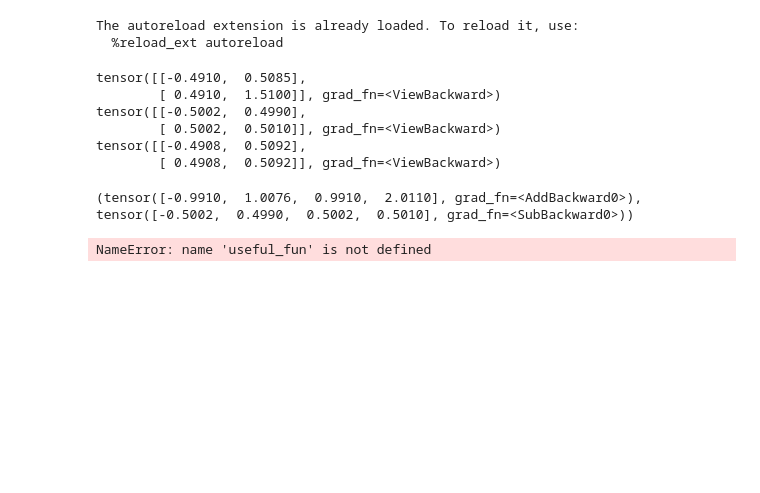
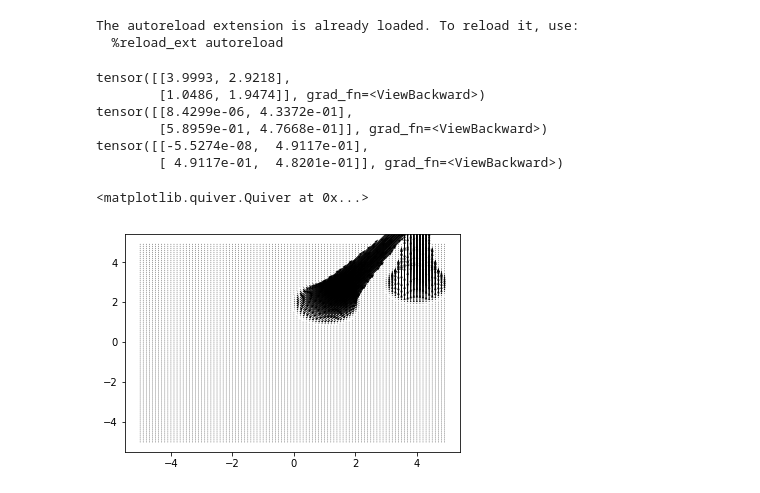
Before and after one commit to RosaKow/Masterthesis, a Jupyter notebook: simple_example.ipynb, the cells around one changed output. Cells and saved outputs as stored; diff of their text form; code cells hidden in the pictures; blank space fills up the shorter version.

Commit message:
First version of Translation Module working
Implemented the cost function of the Translation module thanks to torch.gesv.

```diff
--- a/simple_example.ipynb
+++ b/simple_example.ipynb
@@ -20,14 +20,15 @@ d = 2
 σ = 0.5
 nbPts = 2
 
-Trans = defmod.TranslationsIdenticalCost(σ, d, nbPts)
+#TransIdentical = defmod.TranslationsIdenticalCost(σ, d, nbPt)
+Trans = defmod.Translations(σ, d, nbPts)
 # %%
-hamiltonian = ham.Hamilt(Trans)
+h = ham.Hamilt(Trans)
 # %%
 def H_r(GD, MOM):
     return hamiltonian(GD, MOM, hamiltonian.Cont_geo(GD, MOM))
 # %%
-GD_Trans = torch.tensor([[0., 0.], [0., 1.]], requires_grad=True).view(-1)
-MOM_Trans = torch.tensor([[-0.5, 0.5], [0.5, 0.5]], requires_grad=True).view(-1)
+GD_Trans = torch.tensor([[4., 2.], [0., 1.]], requires_grad=True).view(-1)
+MOM_Trans = torch.tensor([[0., 0.5], [0.5, 0.5]], requires_grad=True).view(-1)
 # %%
 cont = hamiltonian.Cont_geo(GD_Trans, MOM_Trans)
@@ -37,26 +39,23 @@ print(GD_final.view(-1, 2))
 print(MOM_final.view(-1, 2))
 print(cont.view(-1, 2))
 # %% [output]
-tensor([[-0.4910,  0.5085],
-        [ 0.4910,  1.5100]], grad_fn=<ViewBackward>)
-tensor([[-0.5002,  0.4990],
-        [ 0.5002,  0.5010]], grad_fn=<ViewBackward>)
-tensor([[-0.4908,  0.5092],
-        [ 0.4908,  0.5092]], grad_fn=<ViewBackward>)
+tensor([[3.9993, 2.9218],
+        [1.0486, 1.9474]], grad_fn=<ViewBackward>)
+tensor([[8.4299e-06, 4.3372e-01],
+        [5.8959e-01, 4.7668e-01]], grad_fn=<ViewBackward>)
+tensor([[-5.5274e-08,  4.9117e-01],
+        [ 4.9117e-01,  4.8201e-01]], grad_fn=<ViewBackward>)
-# %%
-print(shoot.shoot(Trans, GD_final, MOM_final, H_r, 5))
-# %% [output]
-(tensor([-0.9910,  1.0076,  0.9910,  2.0110], grad_fn=<AddBackward0>), tensor([-0.5002,  0.4990,  0.5002,  0.5010], grad_fn=<SubBackward0>))
 # %%
-nx, ny = 20, 20
+nx, ny = 100, 100
 sx, sy = 10, 10
 x, y = torch.meshgrid([torch.arange(0, nx), torch.arange(0, ny)])
 x = sx*(x.type(torch.FloatTensor)/nx - 0.5)
 y = sy*(y.type(torch.FloatTensor)/ny - 0.5)
 """u, v = torch.zeros([nx, ny]), torch.zeros([nx, ny])"""
 
 u, v = fun.vec2grid(Trans(GD_final, cont, fun.grid2vec(x, y).type(torch.FloatTensor)), nx, ny)
 
 plt.quiver(x.numpy(), y.numpy(), u.detach().numpy(), v.detach().numpy())
 # %% [output]
-NameError: name 'useful_fun' is not defined
+<matplotlib.quiver.Quiver at 0x...>
+[figure, added]
```
Also changed, not shown: parts of 1 cell of this notebook, 4 other files.
